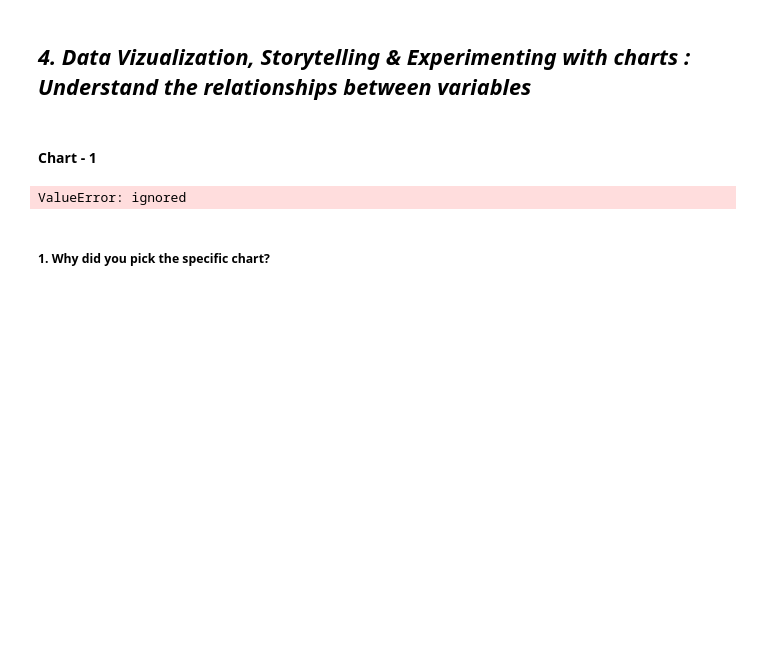
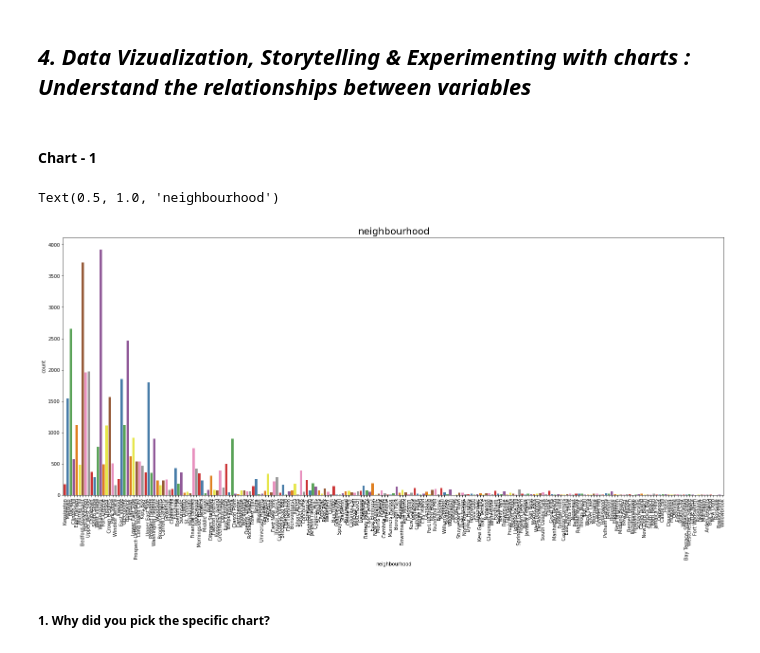
Before and after one commit to 1002Sam/EDA_Airbnb, a Jupyter notebook: Sample_EDA_Submission_Template.ipynb, the cells around one changed output. Cells and saved outputs as stored; diff of their text form; code cells hidden in the pictures; blank space fills up the shorter version.

```diff
--- a/Sample_EDA_Submission_Template.ipynb
+++ b/Sample_EDA_Submission_Template.ipynb
@@ -384,12 +400,15 @@ index_names.value_counts
 # %%
 # Chart - 1 visualization code
 
-sns.countplot(airbnb_df["neighbourhood"], palette="plasma")
+no_of_bookings = airbnb_df
+chart1 = sns.countplot(data = no_of_bookings, x= "neighbourhood",palette='Set1')
+chart1.set_xticklabels(chart1.get_xticklabels(), rotation=90)
 fig = plt.gcf()
-fig.set_size_inches(20,10)
-plt.title("neighbourhood")
+fig.set_size_inches(25,10)
+plt.title("neighbourhood", fontsize = 20)
 # %% [output]
-ValueError: ignored
+Text(0.5, 1.0, 'neighbourhood')
+[figure, added]
 # %% [markdown]
 ##### 1. Why did you pick the specific chart?
 # %% [markdown]
```
Also changed, not shown: parts of 65 cells of this notebook.
